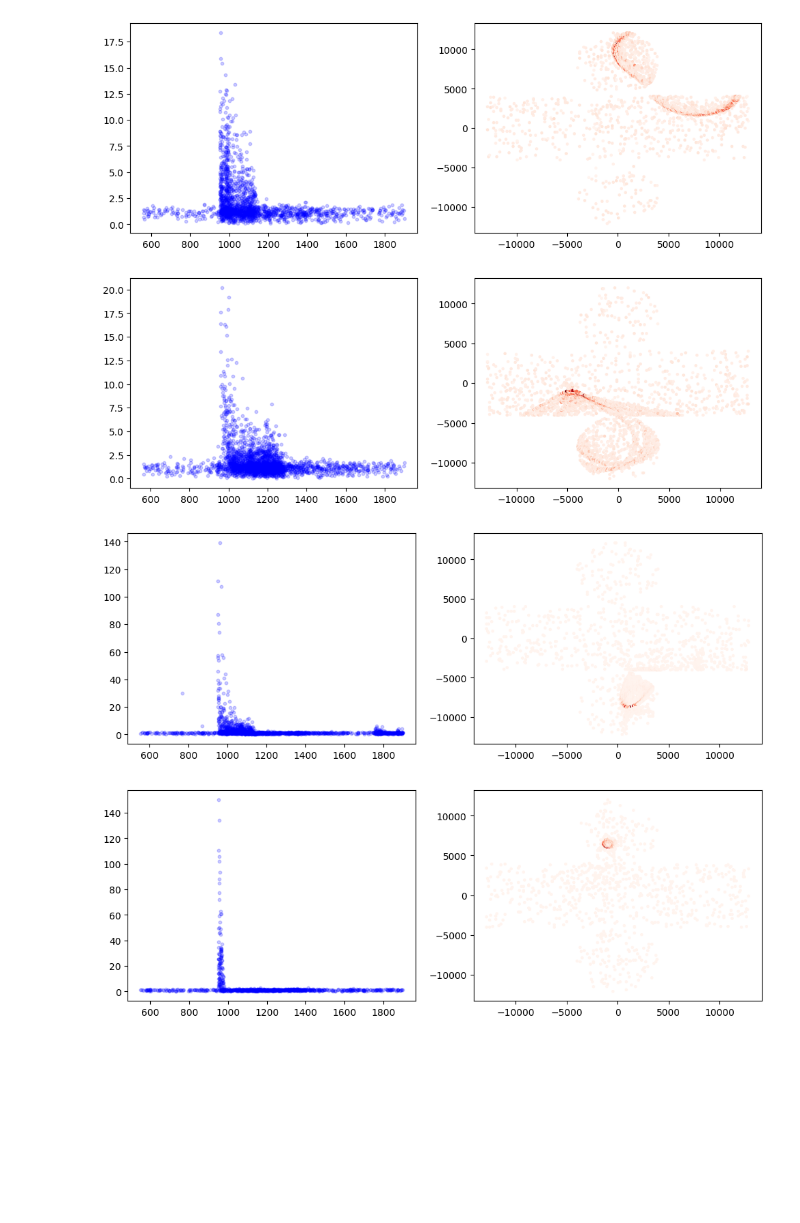
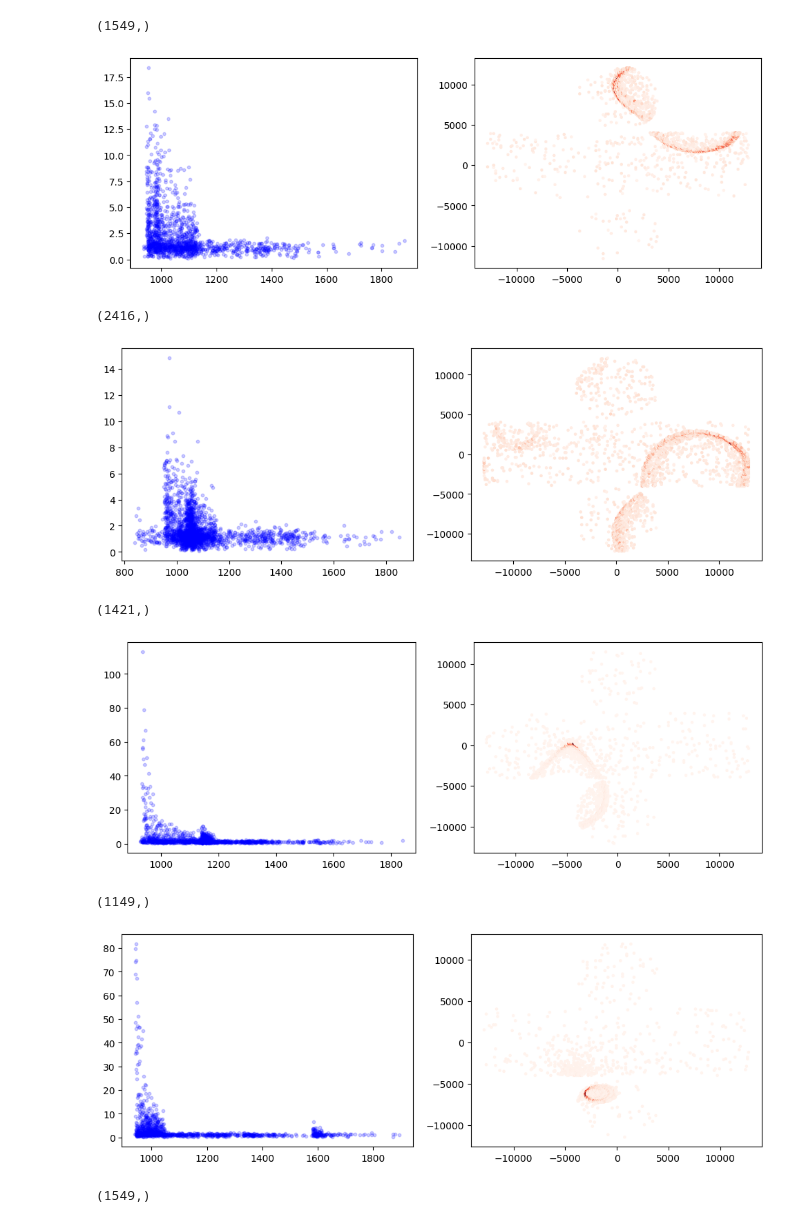
Before and after one commit to chyoo92/KNO_reconstruction, a Jupyter notebook: combined/2d_plot copy.ipynb, the cells around one changed output. Saved outputs shown, nothing was run; the diff lists cells and outputs as text; code cells hidden in the pictures; blank space fills up the shorter version.

```diff
--- a/combined/2d_plot copy.ipynb
+++ b/combined/2d_plot copy.ipynb
@@ -22,7 +22,8 @@ def calculate_angle(x, y):
 
 # fin = h5py.File("/store/cpnr/users/yewzzang/KNO_mu_500/h5_wall2/mu_500MeV_1.h5", 'r', libver='latest', swmr=True)
 # fin = h5py.File("/users/hep/yewzzang/WCSim_KNO/WCSim_v1.8.0-build/mu_500MeV_1_nodark_test.h5", 'r', libver='latest', swmr=True)
-fin = h5py.File("/users/hep/yewzzang/work/KNO_reconstruction/combined/noise_check_0_on.h5", 'r', libver='latest', swmr=True)
+# fin = h5py.File("/users/hep/yewzzang/work/KNO_reconstruction/combined/noise_check_0_on.h5", 'r', libver='latest', swmr=True)
+fin = h5py.File("/users/hep/yewzzang/work/KNO_reconstruction/combined/noise_check_0_on_re.h5", 'r', libver='latest', swmr=True)
 # %%
 np.array(fin['event']['pmt_t']).shape
 # %% [output]
@@ -30,5 +31,5 @@ np.array(fin['event']['pmt_t']).shape
 # %%
-for i in range(10):
+for i in range(19):
 
 
 
@@ -69,35 +70,40 @@ for i in range(10):
     time_top = np.array(fin['event']['pmt_t'])[i][np.array(fin['geom']['pmt_z'])>=np.array(fin['geom']['pmt_z']).max()]
 
 
     bottom_x = np.array(fin['geom']['pmt_x'])[np.array(fin['geom']['pmt_z'])<=-np.array(fin['geom']['pmt_z']).max()]
     bottom_z = (np.array(fin['geom']['pmt_z'])[np.array(fin['geom']['pmt_z'])<=-np.array(fin['geom']['pmt_z']).max()]+np.array(fin['geom']['pmt_y'])[np.array(fin['geom']['pmt_z'])<=-np.array(fin['geom']['pmt_z']).max()]-4106.4609)
     charge_bottom = np.array(fin['event']['pmt_q'])[i][np.array(fin['geom']['pmt_z'])<=-np.array(fin['geom']['pmt_z']).max()]
     time_bottom = np.array(fin['event']['pmt_t'])[i][np.array(fin['geom']['pmt_z'])<=-np.array(fin['geom']['pmt_z']).max()]
 
     xxx = np.concatenate([side_x11,side_x21,top_x,bottom_x])
     # zzz = np.concatenate([side_z11,side_z21,top_z,bottom_z])
     zzz = np.concatenate([side_z11,side_z21,top_z,np.abs(bottom_z)-4*4106.4609])
     qqq = np.concatenate([charge_1,charge_2,charge_top,charge_bottom])
     ttt = np.concatenate([time_1,time_2,time_top,time_bottom])
 
 
 
     plt.subplot(142)
 
     plt.scatter(xxx[qqq>0],zzz[qqq>0],s = 5, c= qqq[qqq>0],cmap='Reds')
 
     # plt.subplot(143)
     # plt.scatter(xxx[(ttt>cut_time)&(ttt<=cut_time2)],zzz[(ttt>cut_time)&(ttt<=cut_time2)],s = 5, c= qqq[(ttt>cut_time)&(ttt<=cut_time2)],cmap='Reds')
 
 
     # plt.subplot(144)
 
     # plt.scatter(xxx[(ttt<=cut_time)],zzz[(ttt<=cut_time)],s = 5, c= qqq[(ttt<=cut_time)],cmap='Reds')
     # plt.scatter(xxx[(ttt>cut_time2)],zzz[(ttt>cut_time2)],s = 5, c= qqq[(ttt>cut_time2)],cmap='Reds')
-
+    print(zzz[qqq>0].shape)
     plt.show()
 # %% [output]
+(1549,)
-[figure, old version]
+[figure, new version]
+(2416,)
-[figure, old version]
+[figure, new version]
+(1421,)
-[figure, old version]
+[figure, new version]
+(1149,)
-[figure, old version]
+[figure, new version]
+(1549,)
```
Also changed, not shown: parts of 2 cells of this notebook, 5 other files.
